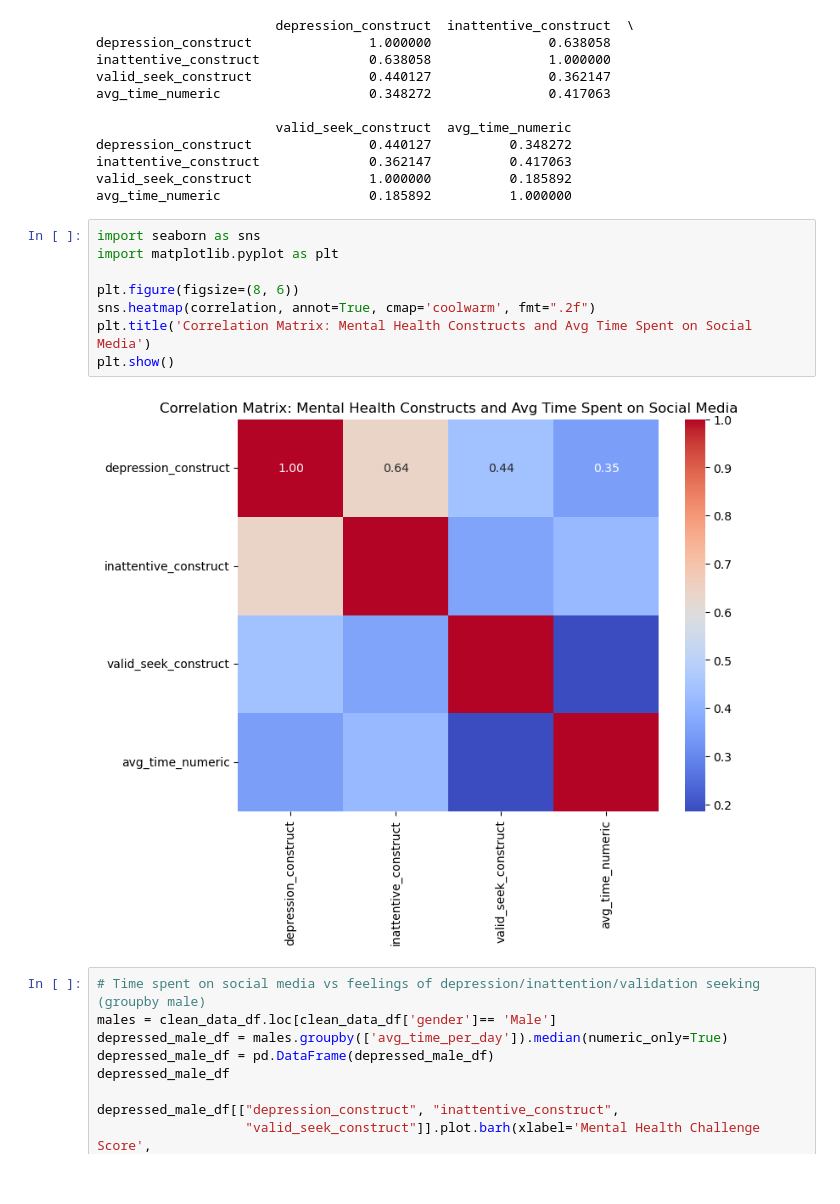
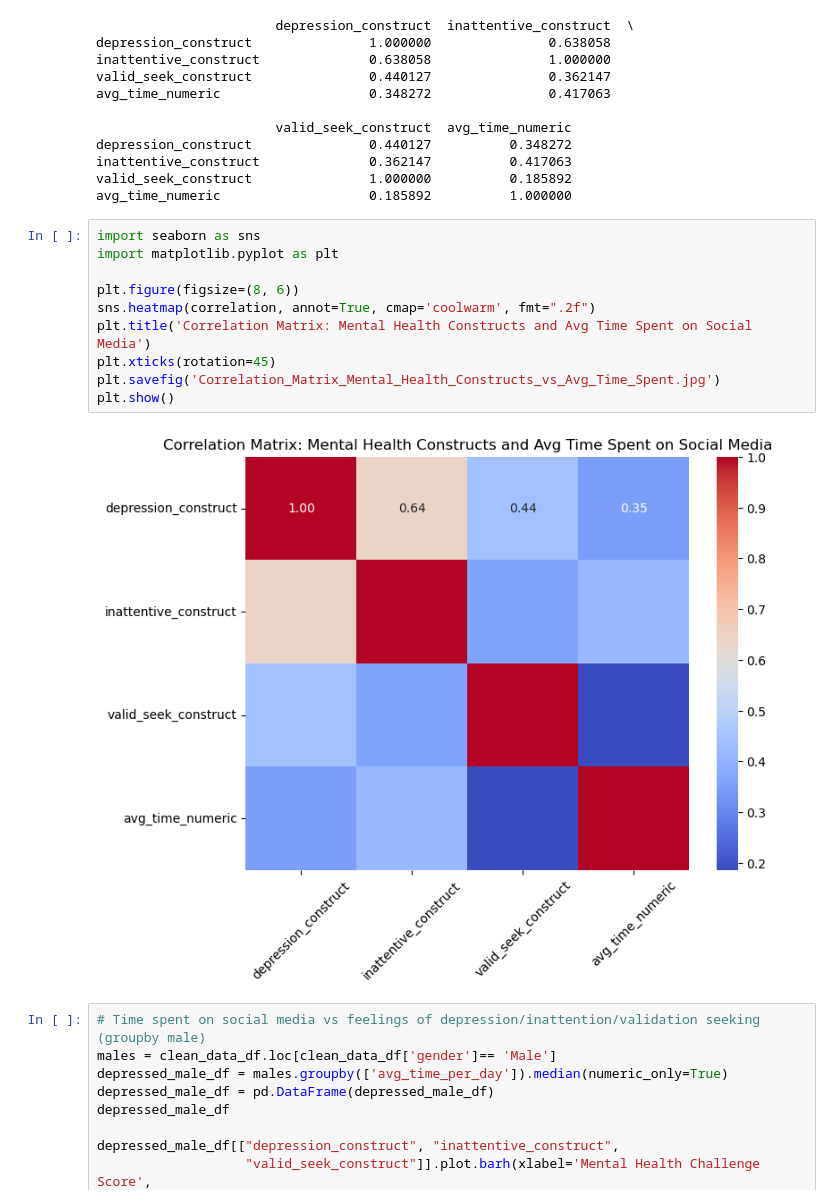
Before and after one commit to virgowolf/social_media_mental_health, a Jupyter notebook: analysis_CK.ipynb, the cells around one changed output. Cells and saved outputs as stored; diff of their text form.

```diff
--- a/analysis_CK.ipynb
+++ b/analysis_CK.ipynb
@@ -159,13 +159,15 @@ avg_time_numeric                   0.185892          1.000000
 # %%
 import seaborn as sns
 import matplotlib.pyplot as plt
 
 plt.figure(figsize=(8, 6))
 sns.heatmap(correlation, annot=True, cmap='coolwarm', fmt=".2f")
 plt.title('Correlation Matrix: Mental Health Constructs and Avg Time Spent on Social Media')
+plt.xticks(rotation=45)
+plt.savefig('Correlation_Matrix_Mental_Health_Constructs_vs_Avg_Time_Spent.jpg')
 plt.show()
 # %% [output]
-[figure, old version]
+[figure, new version]
 # %%
 # Time spent on social media vs feelings of depression/inattention/validation seeking (groupby male)
 males = clean_data_df.loc[clean_data_df['gender']== 'Male']
```
Also changed, not shown: 1 other file.
